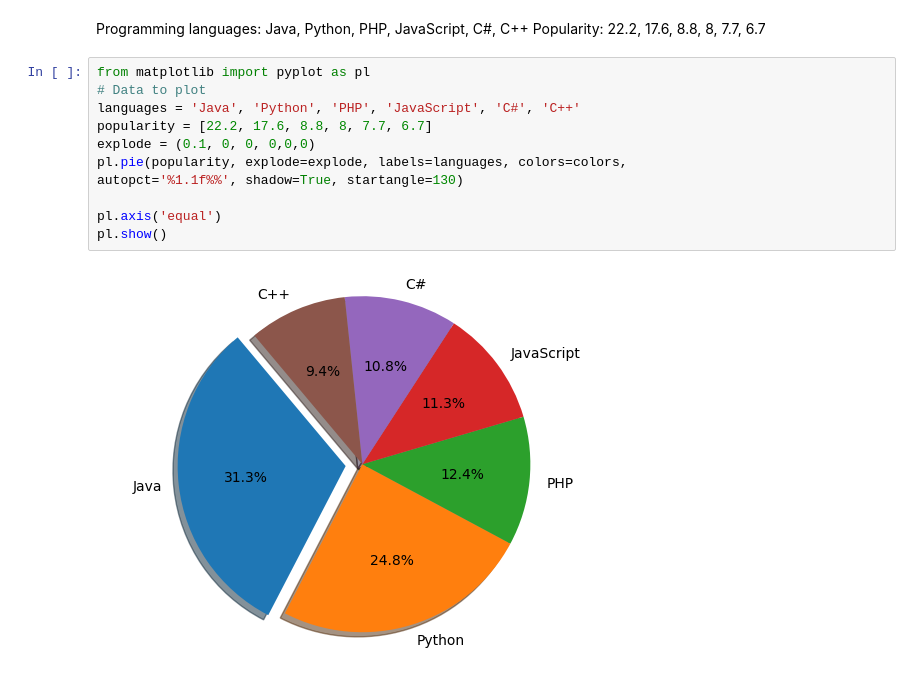
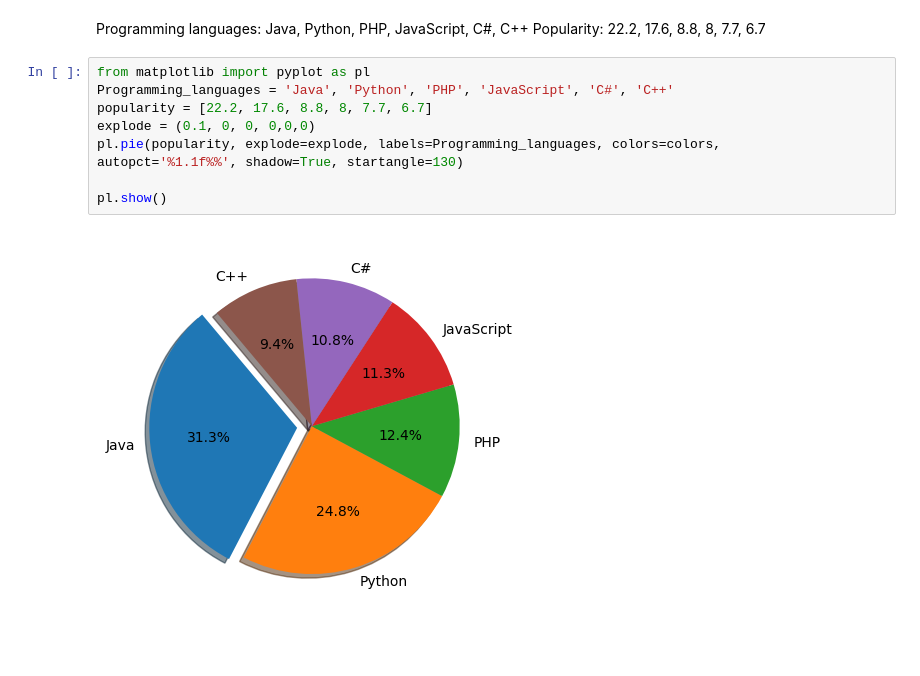
Before and after one commit to cxn10730/Assignment3, a Jupyter notebook: Assignment3.ipynb, the cells around one changed output. Drawn from its saved outputs; the diff is of its cells as text; blank space fills up the shorter version.

```diff
--- a/Assignment3.ipynb
+++ b/Assignment3.ipynb
@@ -111,14 +111,12 @@ Programming languages: Java, Python, PHP, JavaScript, C#, C++
 Popularity: 22.2, 17.6, 8.8, 8, 7.7, 6.7
 # %%
 from matplotlib import pyplot as pl
-# Data to plot
-languages = 'Java', 'Python', 'PHP', 'JavaScript', 'C#', 'C++'
+Programming_languages = 'Java', 'Python', 'PHP', 'JavaScript', 'C#', 'C++'
 popularity = [22.2, 17.6, 8.8, 8, 7.7, 6.7]
 explode = (0.1, 0, 0, 0,0,0)
-pl.pie(popularity, explode=explode, labels=languages, colors=colors,
+pl.pie(popularity, explode=explode, labels=Programming_languages, colors=colors,
 autopct='%1.1f%%', shadow=True, startangle=130)
 
-pl.axis('equal')
 pl.show()
 # %% [output]
-[figure, old version]
+[figure, new version]
```
Also changed, not shown: parts of 1 cell of this notebook.
